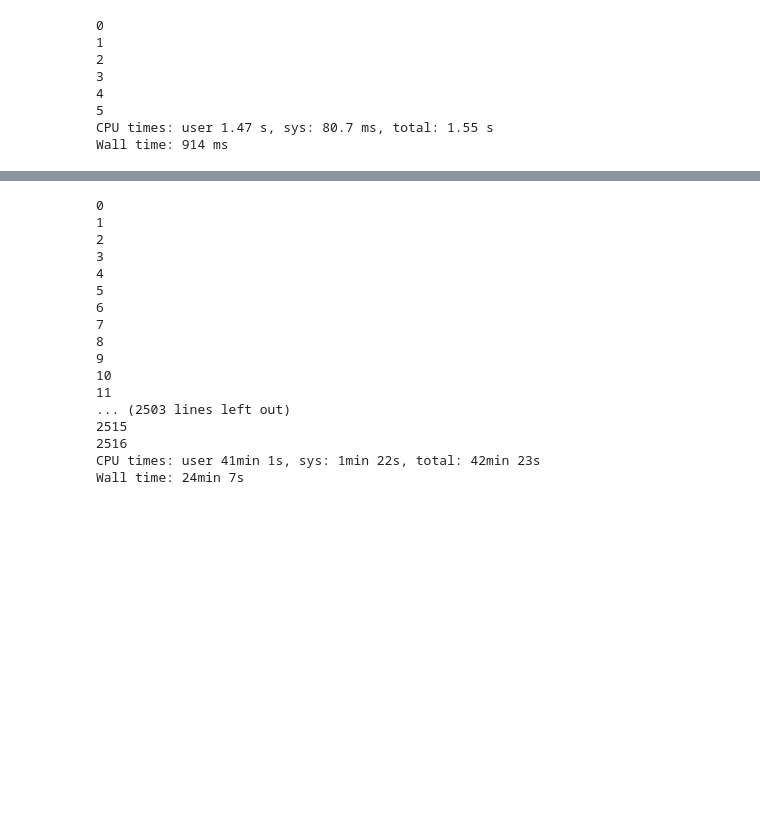
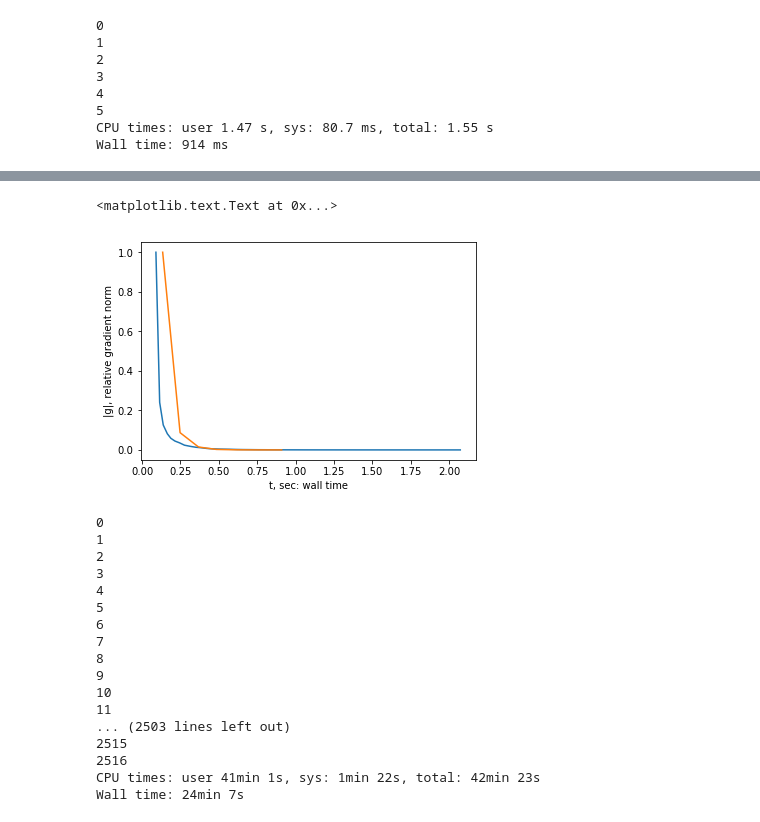
Before and after one commit to aksholokhov/mipt-momo-2017, a Jupyter notebook: task1/Experiments.ipynb, the cells around one changed output, grey strips where cells are left out. Saved outputs shown, nothing was run; the diff lists cells and outputs as text; code cells hidden in the pictures; blank space fills up the shorter version.

```diff
--- a/task1/Experiments.ipynb
+++ b/task1/Experiments.ipynb
@@ -271,3 +293,13 @@ Wall time: 914 ms
+# %%
+grad_norm_w8a = norm(logreg_w8a.grad(np.zeros(A_w8a.shape[1])))**2
+
+plot(history_g_w8a['time'], (array(history_g_w8a['grad_norm'])**2)/grad_norm_w8a)
+plot(history_n_w8a['time'], (array(history_n_w8a['grad_norm'])**2)/grad_norm_w8a)
+xlabel("t, sec: wall time")
+ylabel("|g|, relative gradient norm")
+# %% [output]
+<matplotlib.text.Text at 0x...>
+[figure, added]
 # %%
 A_gisette, b_gisette = load_svmlight_file("gisette_scale")
 logreg_gisette = create_log_reg_oracle(A_gisette, b_gisette, regcoef=1/A_gisette.shape[0])
```
Also changed, not shown: parts of 14 cells of this notebook.
